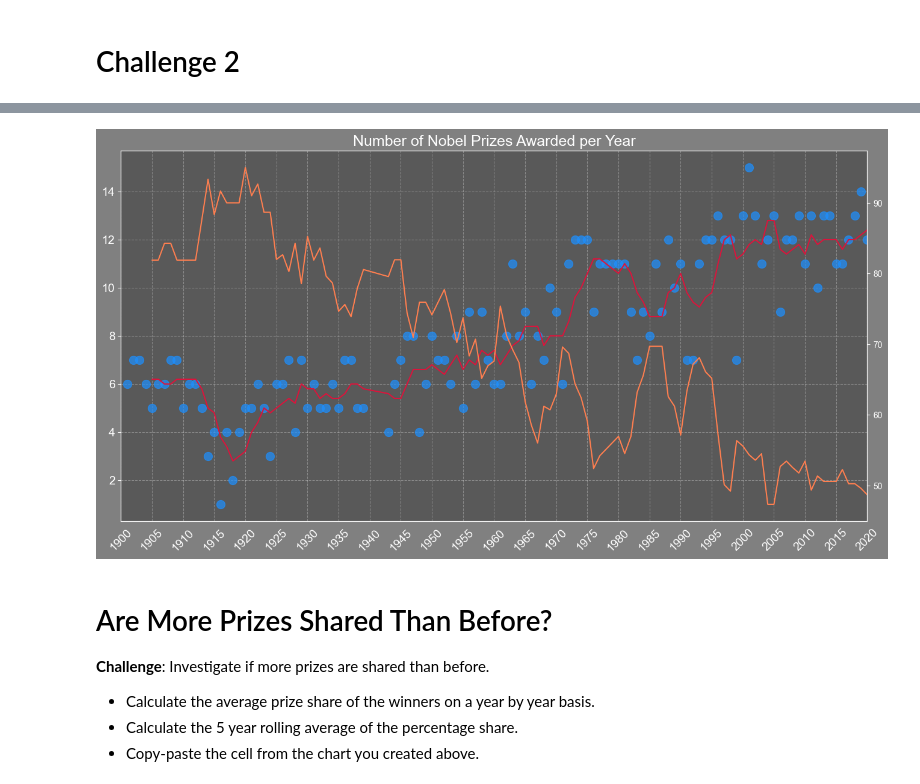
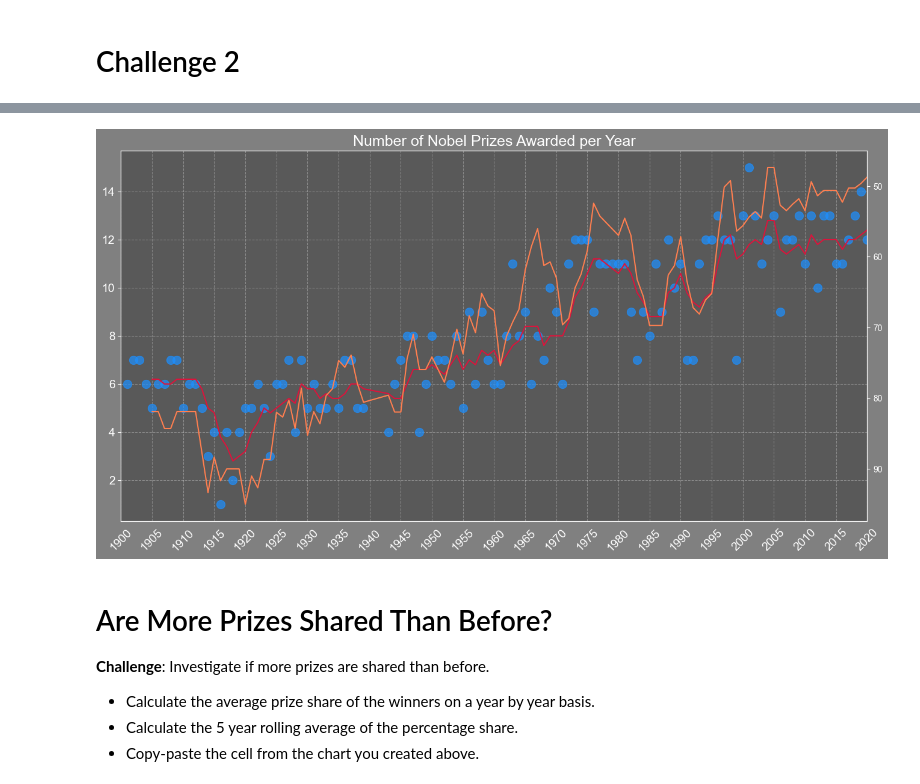
Before and after one commit to marcinszlaz/__100_Days_of_Code_Python_Bootcamp__, a Jupyter notebook: Day_79/Nobel_Prize_Analysis_(start).ipynb, the cells around one changed output, grey strips where cells are left out. Drawn from its saved outputs; the diff is of its cells as text; code cells hidden in the pictures.

```diff
--- a/Day_79/Nobel_Prize_Analysis_(start).ipynb
+++ b/Day_79/Nobel_Prize_Analysis_(start).ipynb
@@ -716,35 +716,35 @@ plt.xticks(ticks=pd.date_range(start='1900', end='2020', freq='5YS'),
            rotation=45)
 
 ax = plt.gca() # get current axis
 ax.set_xlim(pd.to_datetime('1900'), pd.to_datetime('2020'))
 ax.set_facecolor(color=(0.35, 0.35, 0.35))
 # ax.grid(visible=True, alpha=0.3, axis='y', linewidth=1, color='red', linestyle='--')
 
 ax.scatter(x=prize_per_year.index,
            y=prize_per_year.values,
            c='dodgerblue',
            alpha=0.7,
            s=100,
            label='prize per year scatter')
 
 ax.plot(prize_per_year.index,
         moving_average.values,
         c='crimson',
         linewidth=1.5,
         label='prize per year plot')
 
 ax2 = ax.twinx()
 ax2.grid(visible=False)
 # ax2.grid(visible=True, alpha=0.3, axis='y', linewidth=1, color='coral', linestyle='--')
 ax2.plot(prize_sharing.index,
          prize_sharing.values,
          c='coral',
          linewidth=1.5,
          label='prize sharing')
-# ax2.invert_yaxis()
+ax2.invert_yaxis()
 plt.show()
 # %% [output]
-[figure, old version]
+[figure, new version]
 # %%
 yearly_avg_share = df_data.groupby(by='year').agg({'share_pct': pd.Series.mean})
 share_moving_average = yearly_avg_share.rolling(window=5).mean()
```
Also changed, not shown: parts of 31 cells of this notebook, 7 other files.
